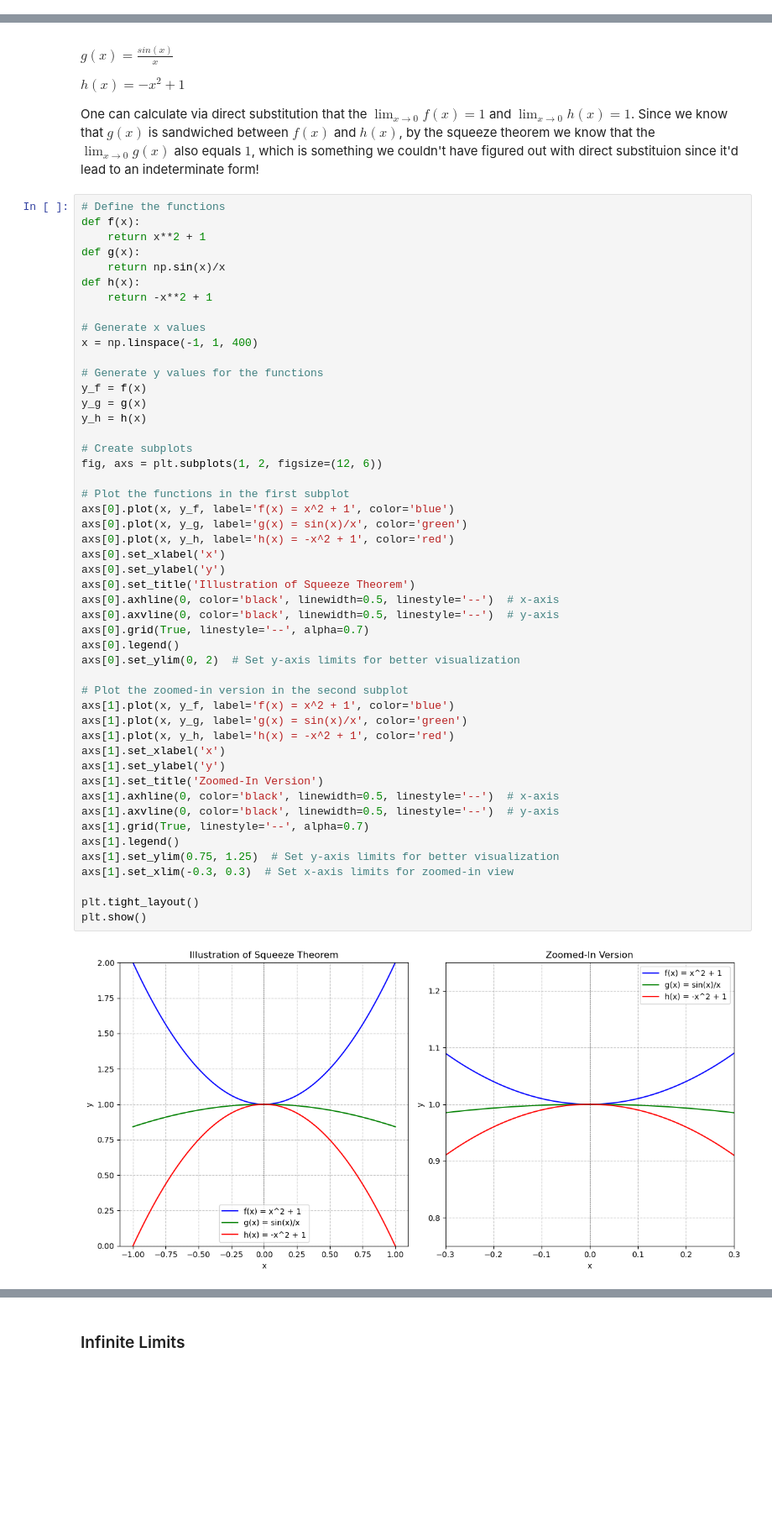
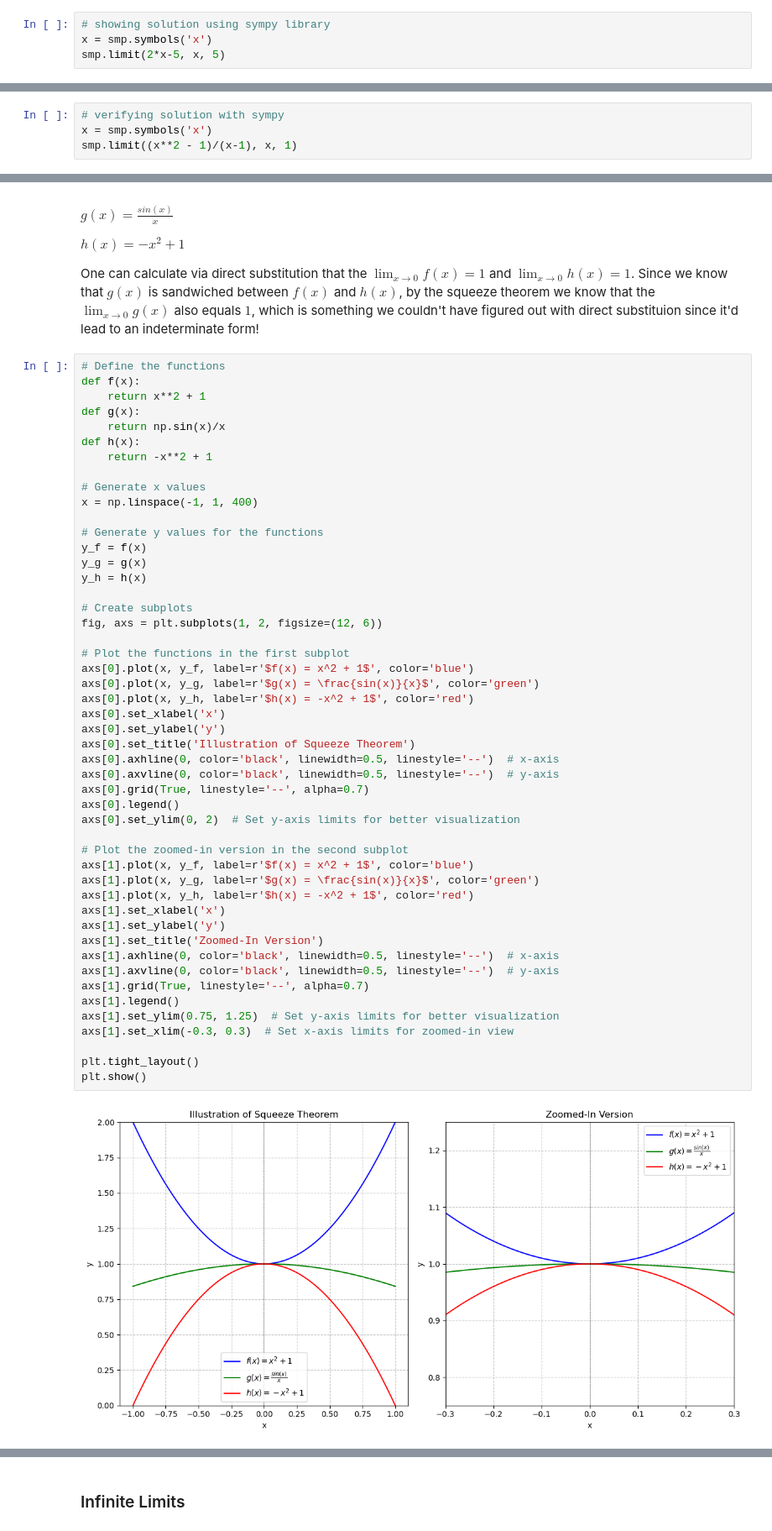
Before and after one commit to gabecano4308/calculus-visualized, a Jupyter notebook: 1) limits/1) limits.ipynb, the cells around one changed output, grey strips where cells are left out. Shown at 84% size. Cells and saved outputs as stored; diff of their text form; blank space fills up the shorter version.

```diff
--- a/1) limits/1) limits.ipynb
+++ b/1) limits/1) limits.ipynb
@@ -19,3 +20,7 @@ Limits are essential for analyzing continuity, derivatives, and integrals in cal
 ### Different kinds of limits
 # %% [markdown]
 Limits can be straightforward, where $\lim_{{x \to a}} f(x) = f(a)$. See the below example where we have the function $f(x) = 2x - 5$. The $\lim_{{x \to 5}} f(x) = f(5) = 5$. As $x$ gets closer and closer to $5$ from the right and left, we see that $y$ approaches $5$, which is equivalent to $f(5)$.
+# %%
+# showing solution using sympy library
+x = smp.symbols('x')
+smp.limit(2*x-5, x, 5)
@@ -57,3 +64,7 @@ $\frac{(x-1)(x+1)}{x-1} = x+1$
 When plugging $1$ in for $x+1$, we get $2$.
 
 Thus, $f(1)$ is indeterminate, but the $\lim_{{x \to 1}} f(x) = 2$
+# %%
+# verifying solution with sympy
+x = smp.symbols('x')
+smp.limit((x**2 - 1)/(x-1), x, 1)
@@ -203,37 +216,37 @@ y_f = f(x)
 y_g = g(x)
 y_h = h(x)
 
 # Create subplots
 fig, axs = plt.subplots(1, 2, figsize=(12, 6))
 
 # Plot the functions in the first subplot
-axs[0].plot(x, y_f, label='f(x) = x^2 + 1', color='blue')
-axs[0].plot(x, y_g, label='g(x) = sin(x)/x', color='green')
-axs[0].plot(x, y_h, label='h(x) = -x^2 + 1', color='red')
+axs[0].plot(x, y_f, label=r'$f(x) = x^2 + 1$', color='blue')
+axs[0].plot(x, y_g, label=r'$g(x) = \frac{sin(x)}{x}$', color='green')
+axs[0].plot(x, y_h, label=r'$h(x) = -x^2 + 1$', color='red')
 axs[0].set_xlabel('x')
 axs[0].set_ylabel('y')
 axs[0].set_title('Illustration of Squeeze Theorem')
 axs[0].axhline(0, color='black', linewidth=0.5, linestyle='--')  # x-axis
 axs[0].axvline(0, color='black', linewidth=0.5, linestyle='--')  # y-axis
 axs[0].grid(True, linestyle='--', alpha=0.7)
 axs[0].legend()
 axs[0].set_ylim(0, 2)  # Set y-axis limits for better visualization
 
 # Plot the zoomed-in version in the second subplot
-axs[1].plot(x, y_f, label='f(x) = x^2 + 1', color='blue')
-axs[1].plot(x, y_g, label='g(x) = sin(x)/x', color='green')
-axs[1].plot(x, y_h, label='h(x) = -x^2 + 1', color='red')
+axs[1].plot(x, y_f, label=r'$f(x) = x^2 + 1$', color='blue')
+axs[1].plot(x, y_g, label=r'$g(x) = \frac{sin(x)}{x}$', color='green')
+axs[1].plot(x, y_h, label=r'$h(x) = -x^2 + 1$', color='red')
 axs[1].set_xlabel('x')
 axs[1].set_ylabel('y')
 axs[1].set_title('Zoomed-In Version')
 axs[1].axhline(0, color='black', linewidth=0.5, linestyle='--')  # x-axis
 axs[1].axvline(0, color='black', linewidth=0.5, linestyle='--')  # y-axis
 axs[1].grid(True, linestyle='--', alpha=0.7)
 axs[1].legend()
 axs[1].set_ylim(0.75, 1.25)  # Set y-axis limits for better visualization
 axs[1].set_xlim(-0.3, 0.3)  # Set x-axis limits for zoomed-in view
 
 plt.tight_layout()
 plt.show()
 # %% [output]
-[figure, old version]
+[figure, new version]
```
Also changed, not shown: parts of 12 cells of this notebook, 1 other file.
